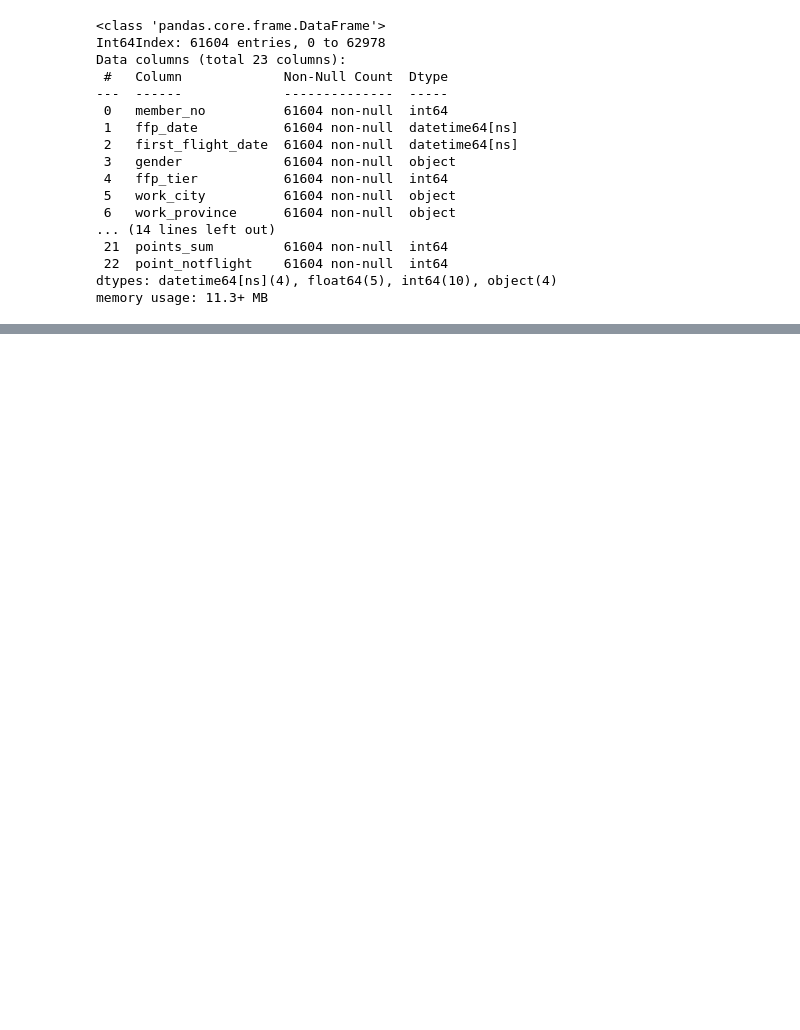
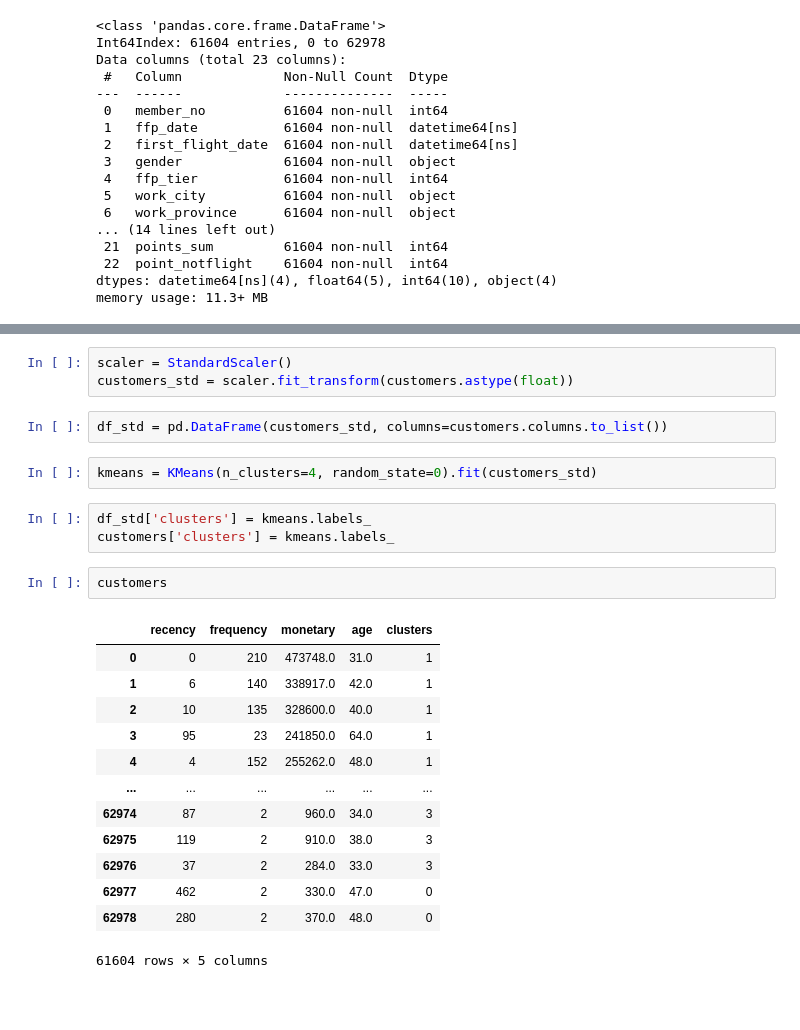
Before and after one commit to mfathul21/airline-customer-value, a Jupyter notebook: Airline_Customer_Segmentation.ipynb, the cells around one changed output, grey strips where cells are left out. Saved outputs shown, nothing was run; the diff lists cells and outputs as text; blank space fills up the shorter version.

Commit message:
Build a model KMeans clustering

```diff
--- a/Airline_Customer_Segmentation.ipynb
+++ b/Airline_Customer_Segmentation.ipynb
@@ -495,2 +528,28 @@ customers.sample(5)
+# %%
+scaler = StandardScaler()
+customers_std = scaler.fit_transform(customers.astype(float))
+# %%
+df_std = pd.DataFrame(customers_std, columns=customers.columns.to_list())
+# %%
+kmeans = KMeans(n_clusters=4, random_state=0).fit(customers_std)
+# %%
+df_std['clusters'] = kmeans.labels_
+customers['clusters'] = kmeans.labels_
+# %%
+customers
+# %% [output]
+|  | recency | frequency | monetary | age | clusters |
+| 0 | 0 | 210 | 473748.0 | 31.0 | 1 |
+| 1 | 6 | 140 | 338917.0 | 42.0 | 1 |
+| 2 | 10 | 135 | 328600.0 | 40.0 | 1 |
+| 3 | 95 | 23 | 241850.0 | 64.0 | 1 |
+| 4 | 4 | 152 | 255262.0 | 48.0 | 1 |
+| ... | ... | ... | ... | ... | ... |
+| 62974 | 87 | 2 | 960.0 | 34.0 | 3 |
+| 62975 | 119 | 2 | 910.0 | 38.0 | 3 |
+| 62976 | 37 | 2 | 284.0 | 33.0 | 3 |
+| 62977 | 462 | 2 | 330.0 | 47.0 | 0 |
+| 62978 | 280 | 2 | 370.0 | 48.0 | 0 |
+61604 rows × 5 columns
 # %% [markdown]
 ###
```
Also changed, not shown: parts of 14 cells of this notebook.
